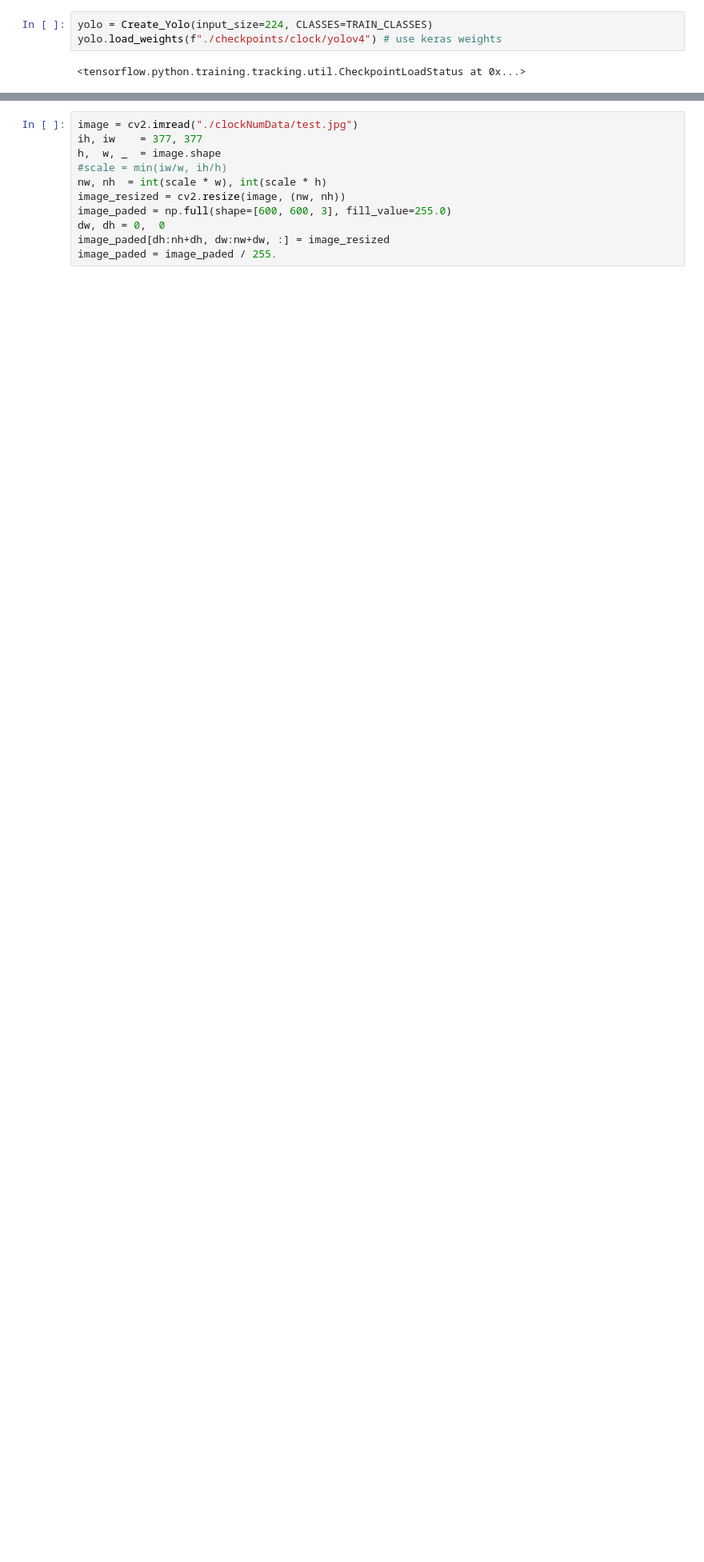
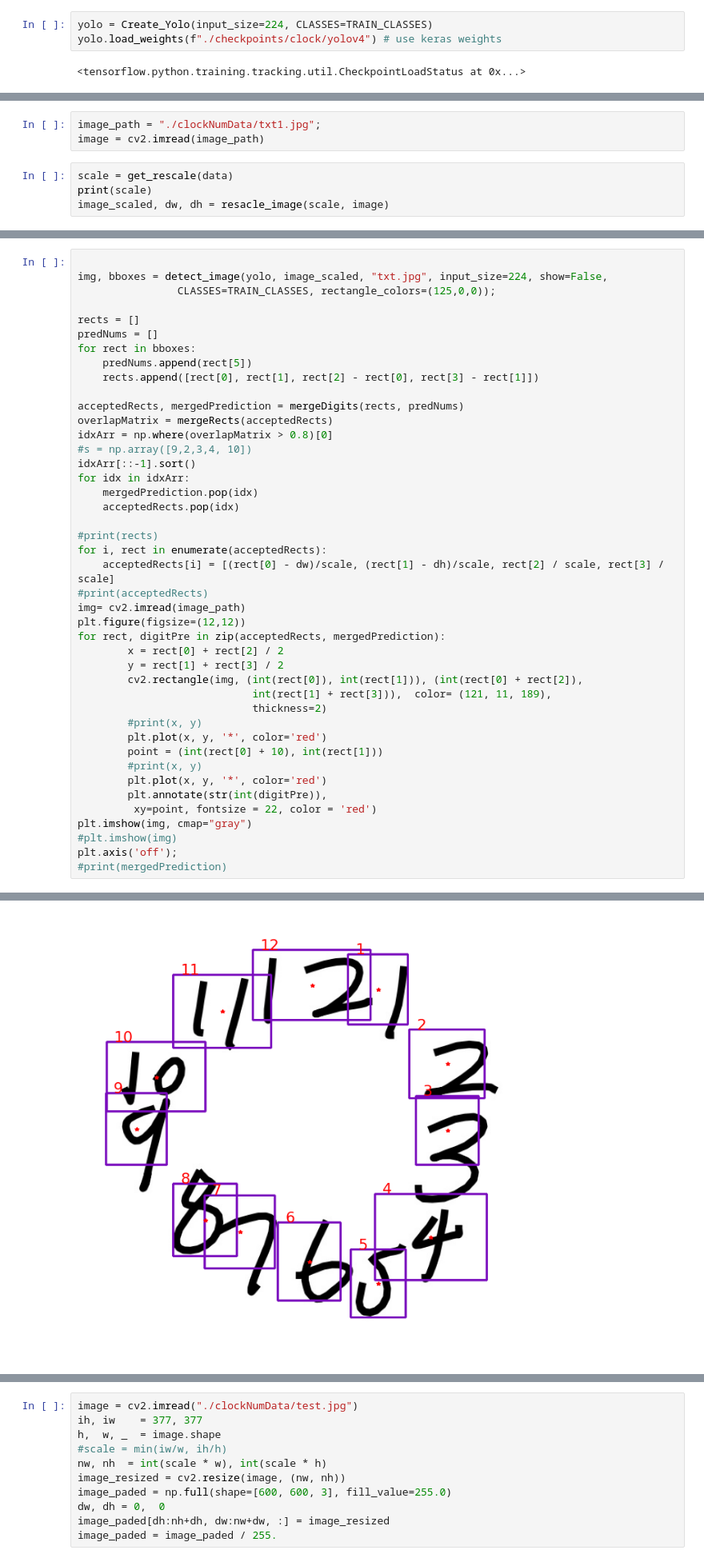
Before and after one commit to CollinHU/yolo4_written_num, a Jupyter notebook: app_detect.ipynb, the cells around one changed output, grey strips where cells are left out. Shown at 80% size. Cells and saved outputs as stored; diff of their text form; blank space fills up the shorter version.

Commit message:
updatet detect

```diff
--- a/app_detect.ipynb
+++ b/app_detect.ipynb
@@ -310,0 +549,7 @@ yolo.load_weights(f"./checkpoints/clock/yolov4") # use keras weights
+# %%
+image_path = "./clockNumData/txt1.jpg";
+image = cv2.imread(image_path)
+# %%
+scale = get_rescale(data)
+print(scale)
+image_scaled, dw, dh = resacle_image(scale, image)
@@ -310,0 +568,44 @@ yolo.load_weights(f"./checkpoints/clock/yolov4") # use keras weights
+# %%
+
+img, bboxes = detect_image(yolo, image_scaled, "txt.jpg", input_size=224, show=False,
+                CLASSES=TRAIN_CLASSES, rectangle_colors=(125,0,0));
+
+rects = []
+predNums = []
+for rect in bboxes:
+    predNums.append(rect[5])
+    rects.append([rect[0], rect[1], rect[2] - rect[0], rect[3] - rect[1]])
+
+acceptedRects, mergedPrediction = mergeDigits(rects, predNums)
+overlapMatrix = mergeRects(acceptedRects)
+idxArr = np.where(overlapMatrix > 0.8)[0]
+#s = np.array([9,2,3,4, 10])
+idxArr[::-1].sort()
+for idx in idxArr:
+    mergedPrediction.pop(idx)
+    acceptedRects.pop(idx)
+
+#print(rects)
+for i, rect in enumerate(acceptedRects):
+    acceptedRects[i] = [(rect[0] - dw)/scale, (rect[1] - dh)/scale, rect[2] / scale, rect[3] / scale]
+#print(acceptedRects)
+img= cv2.imread(image_path)
+plt.figure(figsize=(12,12))
+for rect, digitPre in zip(acceptedRects, mergedPrediction):
+        x = rect[0] + rect[2] / 2
+        y = rect[1] + rect[3] / 2
+        cv2.rectangle(img, (int(rect[0]), int(rect[1])), (int(rect[0] + rect[2]),
+                            int(rect[1] + rect[3])),  color= (121, 11, 189),
+                            thickness=2)
+        #print(x, y)
+        plt.plot(x, y, '*', color='red')
+        point = (int(rect[0] + 10), int(rect[1]))
+        #print(x, y)
+        plt.plot(x, y, '*', color='red')
+        plt.annotate(str(int(digitPre)),
+         xy=point, fontsize = 22, color = 'red')
+plt.imshow(img, cmap="gray")
+#plt.imshow(img)
+plt.axis('off');
+#print(mergedPrediction)
+# %% [output]
@@ -311,3 +629,4 @@ yolo.load_weights(f"./checkpoints/clock/yolov4") # use keras weights
+[figure, added]
 # %%
 
 ID = 20
```
Also changed, not shown: parts of 23 cells of this notebook, 7 other files.
